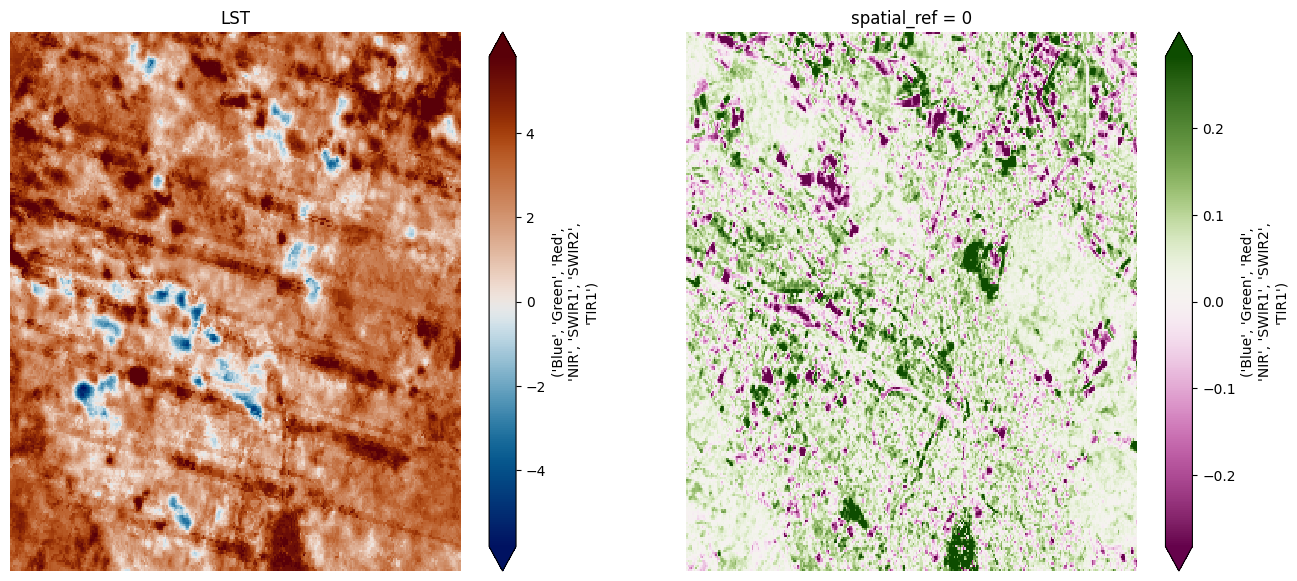
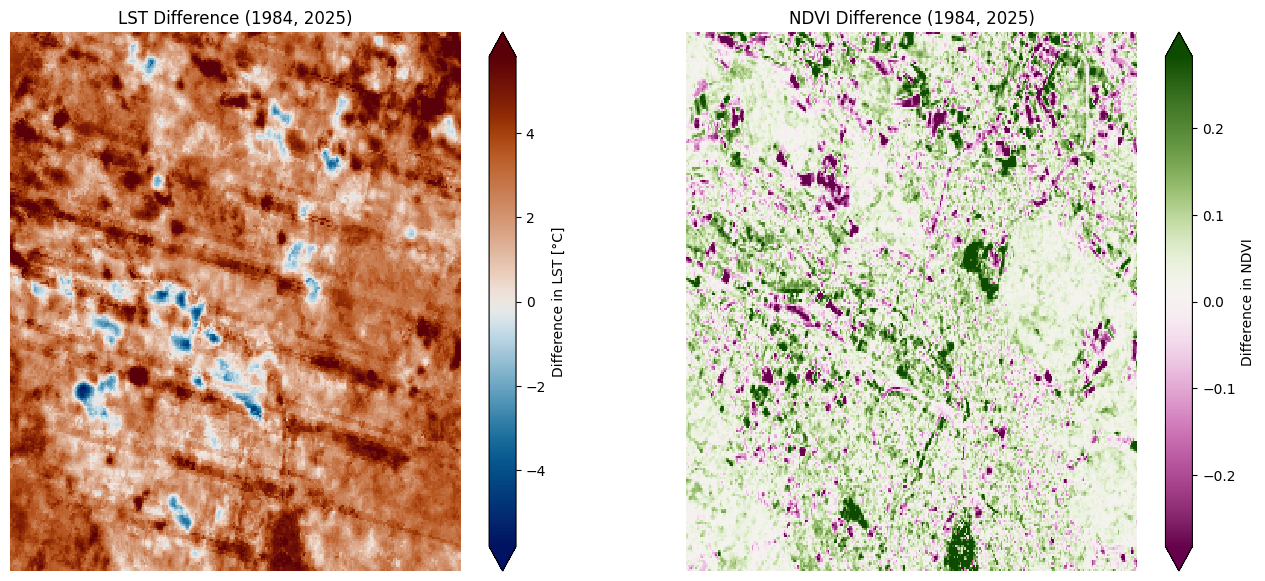
The notebook cell's code change between the first figure and the second:
--- before
+++ after
@@ -16,7 +16,8 @@
             vmin = - LST_bound, 
             vmax = LST_bound,
-            cmap = cmc.vik)
+            cmap = cmc.vik,
+              cbar_kwargs = {"label": "Difference in LST [°C]"})
 ax[0].set_axis_off()
-ax[0].set_title("LST")
+ax[0].set_title("LST Difference (1984, 2025)")
 
 #determine vmin/max NDVI
@@ -28,6 +29,10 @@
               vmin = -NDVI_bound, 
               vmax = NDVI_bound,
-              cmap = cmc.bam)
+              cmap = cmc.bam,
+              cbar_kwargs = {"label": "Difference in NDVI"})
 
 ax[1].set_axis_off()
+ax[1].set_title("NDVI Difference (1984, 2025)")
+
+
 ## note: for reference: add lables, context etc. lake etc...> mask for lake

Commit: optical improvement of plots